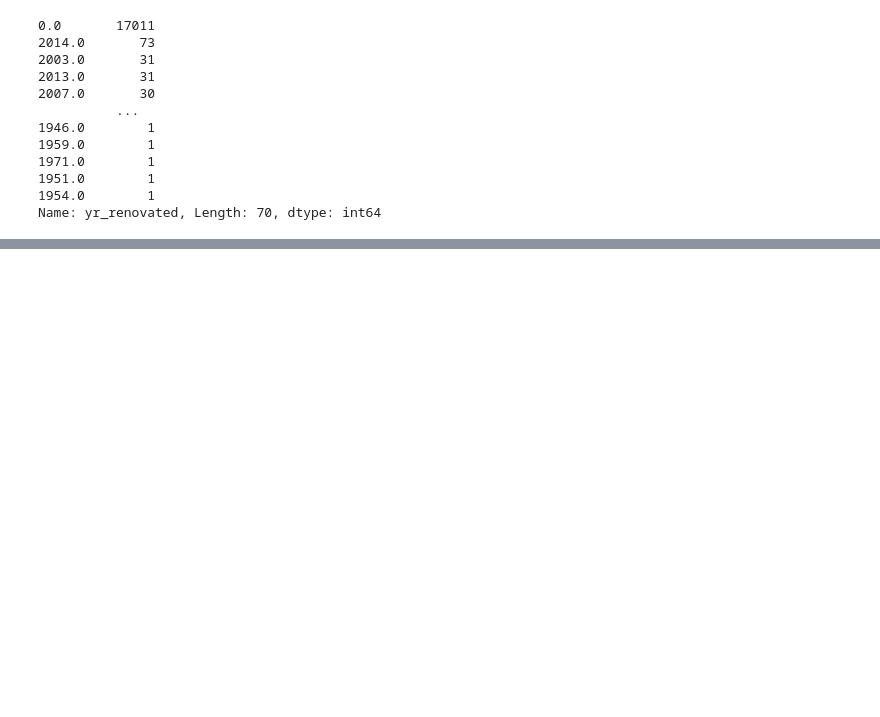
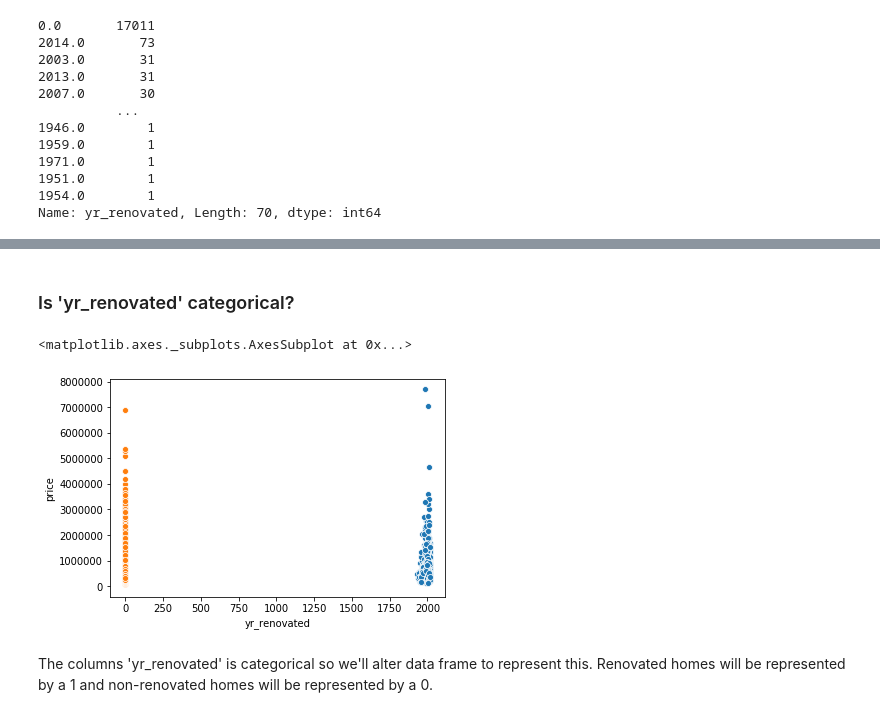
Before and after one commit to bmauss/Regression-Model-for-King-County-Housing-Market, a Jupyter notebook: Regression Model.ipynb, the cells around one changed output, grey strips where cells are left out. Saved outputs shown, nothing was run; the diff lists cells and outputs as text; code cells hidden in the pictures; blank space fills up the shorter version.

```diff
--- a/Regression Model.ipynb
+++ b/Regression Model.ipynb
@@ -72,4 +79,6 @@ Name: price, dtype: float64
 # %%
-# Looked at low end prices of waterfront properties out of curiousity. Low end
-# prices too expensive to recommend to a start-up company. Drop column.
-df.drop(columns='waterfront', axis=1, inplace=True)
+# Looked at low end prices of waterfront properties out of curiousity.
+# waterfront will play a significant role in price.  Replacing NaN's with
+# median
+df.waterfront.fillna(df['waterfront'].median(), inplace=True)
+df.waterfront.isna().sum()
@@ -91,5 +104,5 @@ df.yr_renovated.value_counts()
 Name: yr_renovated, Length: 70, dtype: int64
 # %%
 # Since having data about renovated homes might be useful, filling NaN's with
-# zeroes
-df.yr_renovated.fillna(value=0, inplace=True)
+# median
+df.yr_renovated.fillna(df['yr_renovated'].median())
@@ -95,0 +122,16 @@ df.yr_renovated.fillna(value=0, inplace=True)
+# %% [markdown]
+### Is 'yr_renovated' categorical?
+# %%
+# checking the impact of homes renovated versus not renovated against price
+
+no_reno = df[df['yr_renovated'] == 0]
+
+reno = df[df['yr_renovated'] != 0]
+
+sns.scatterplot(x=reno['yr_renovated'], y=reno['price'])
+sns.scatterplot(x=no_reno['yr_renovated'], y=no_reno['price'])
+# %% [output]
+<matplotlib.axes._subplots.AxesSubplot at 0x...>
+[figure, added]
+# %% [markdown]
+The columns 'yr_renovated' is categorical so we'll alter data frame to represent this.  Renovated homes will be represented by a 1 and non-renovated homes will be represented by a 0.
```
Also changed, not shown: parts of 32 cells of this notebook.
